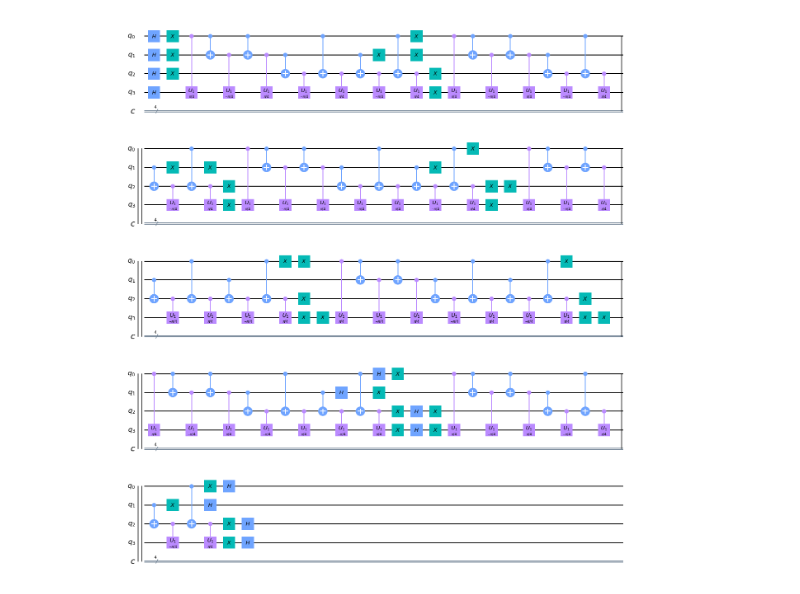
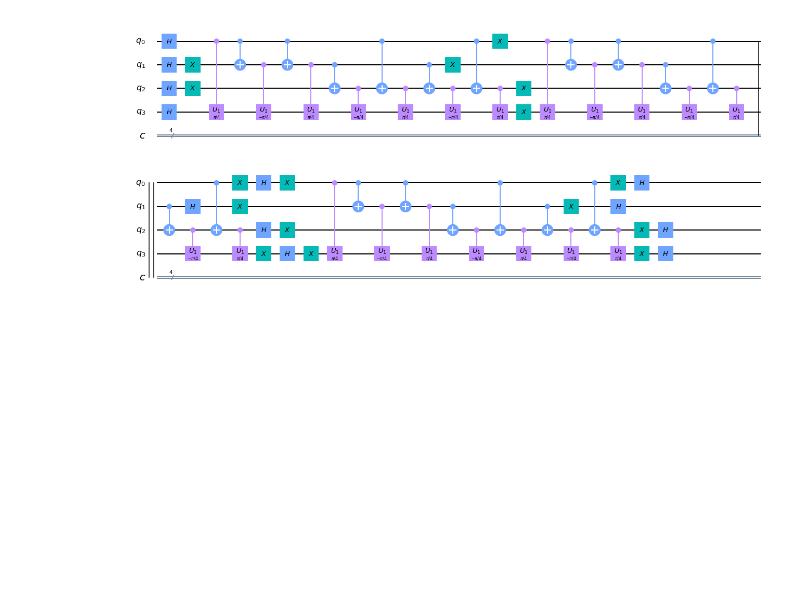
Before and after one commit to akashdhruv/FlowX, a Jupyter notebook: examples/quantum/grovers_mapping/simulation.ipynb, the cells around one changed output. Cells and saved outputs as stored; diff of their text form; code cells hidden in the pictures; blank space fills up the shorter version.

```diff
--- a/examples/quantum/grovers_mapping/simulation.ipynb
+++ b/examples/quantum/grovers_mapping/simulation.ipynb
@@ -21,10 +24,10 @@ grover = flowx.quantum_main(domain_data_struct, quantum_info=quantum_info)
 # %%
 particles[0].rotate(45)
-particles[0].offset([-0.015,-0.125])
+#particles[0].offset([-0.015,-0.125])
 grover.setup_circuit()
 grover.circuit.draw(output="mpl")
 # %% [output]
-[figure, old version]
+[figure, new version]
 # %%
 results, answer = grover.run_circuit()
 plot_histogram(answer)
```
Also changed, not shown: parts of 5 cells of this notebook, 6 other files.
